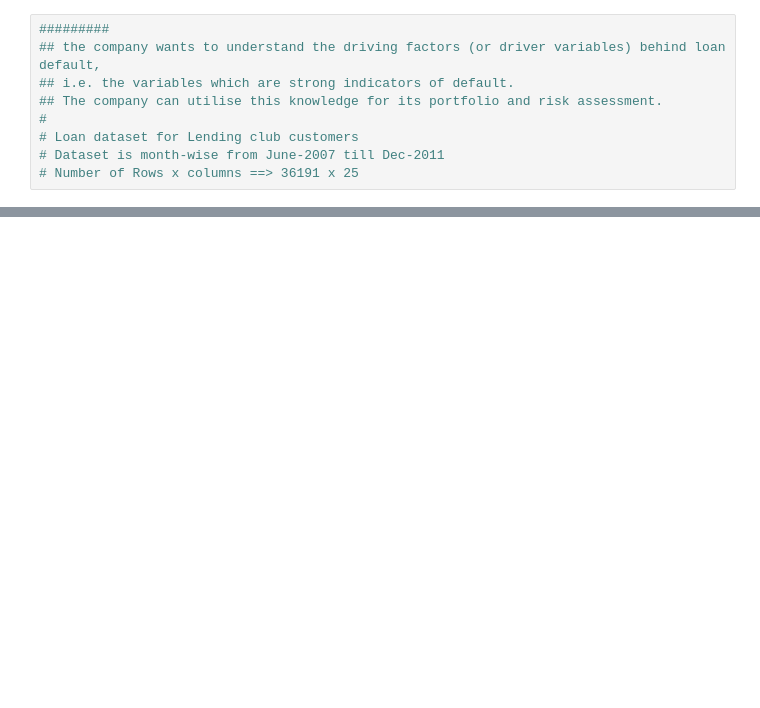
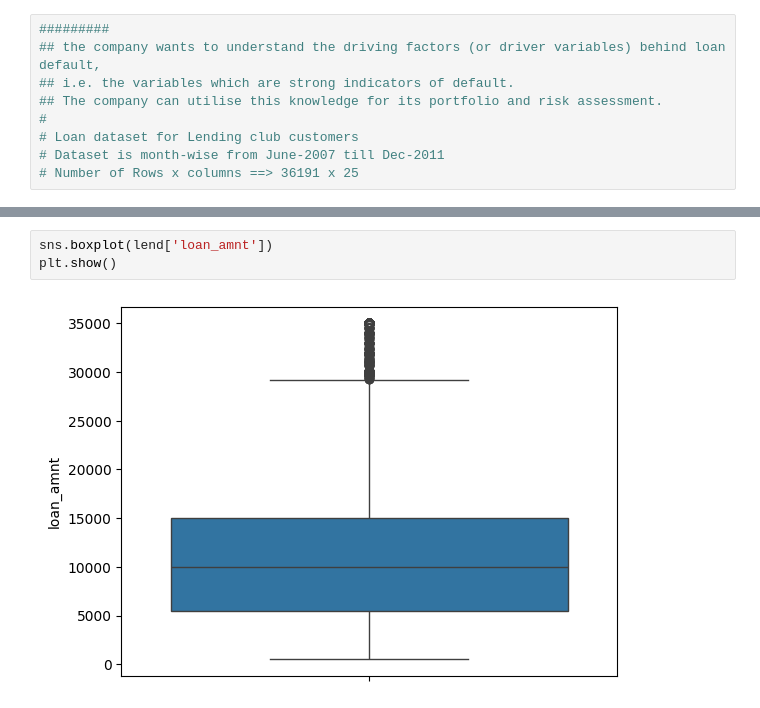
Before and after one commit to KokilaPawar/LendingClub_CaseStudy, a Jupyter notebook: Lending_Club.ipynb, the cells around one changed output, grey strips where cells are left out. Saved outputs shown, nothing was run; the diff lists cells and outputs as text; blank space fills up the shorter version.

```diff
--- a/Lending_Club.ipynb
+++ b/Lending_Club.ipynb
@@ -686,0 +181,5 @@ KeyError: 'funded_amnt'
+# %%
+sns.boxplot(lend['loan_amnt'])
+plt.show()
+# %% [output]
+[figure, added]
```
Also changed, not shown: parts of 189 cells of this notebook.
